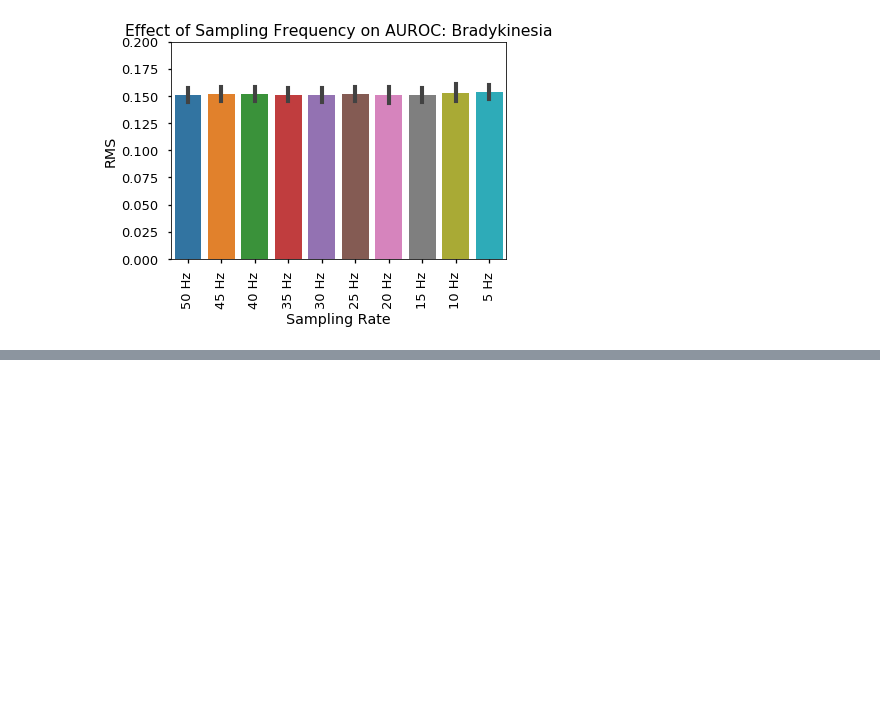
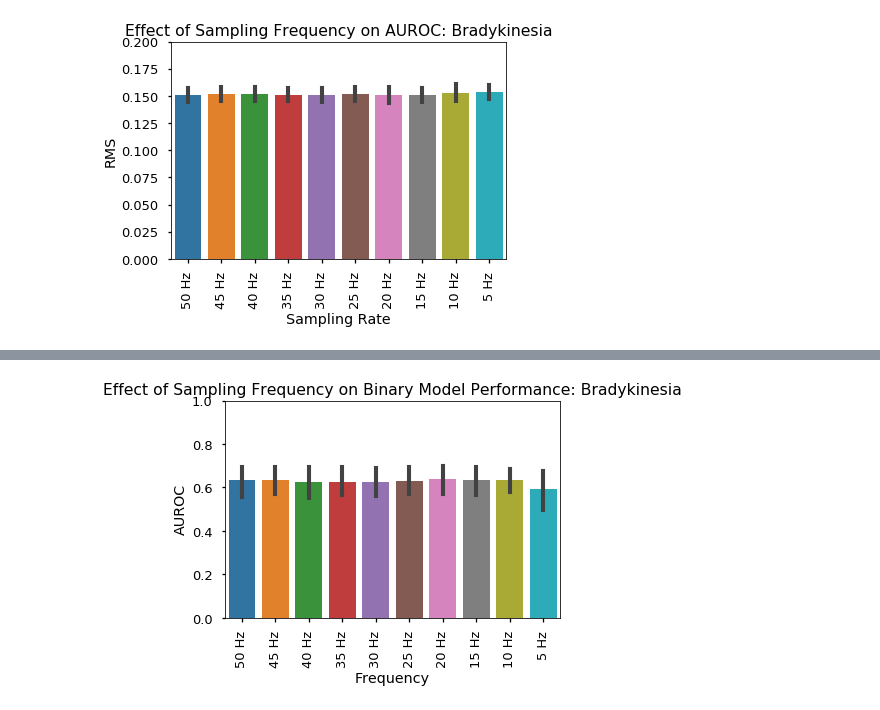
Before and after one commit to sanjeev-tv/CIS-PD, a Jupyter notebook: Downsampling Analysis.ipynb, the cells around one changed output, grey strips where cells are left out. Cells and saved outputs as stored; diff of their text form; code cells hidden in the pictures; blank space fills up the shorter version.

```diff
--- a/Downsampling Analysis.ipynb
+++ b/Downsampling Analysis.ipynb
@@ -1183,0 +1394,4 @@ plt.savefig('Results/Downsample/RegressorSensorBrady.png',format='png',dpi=1000)
+# %%
+barplotFeatures(results,'watch','Bradykinesia','Binary')
+# %% [output]
+[figure, added]
```
Also changed, not shown: parts of 16 cells of this notebook.
